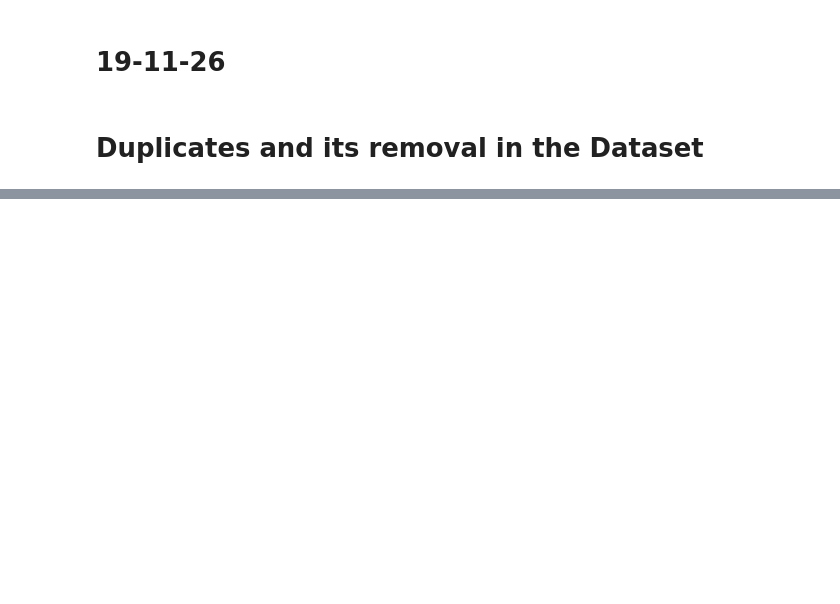
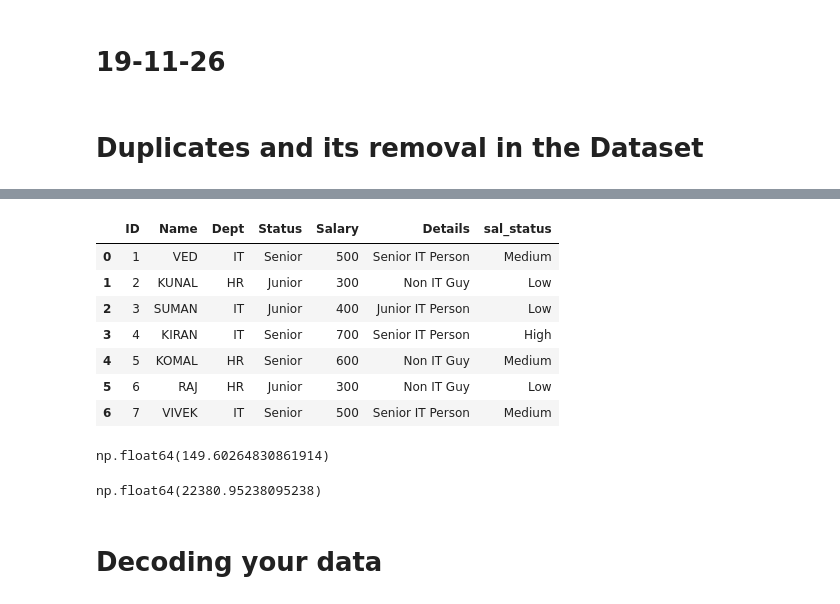
Before and after one commit to kadamshruti1809-droid/python, a Jupyter notebook: Practice.ipynb, the cells around one changed output, grey strips where cells are left out. Cells and saved outputs as stored; diff of their text form; code cells hidden in the pictures; blank space fills up the shorter version.

Commit message:
Feature of engineering

```diff
--- a/Practice.ipynb
+++ b/Practice.ipynb
@@ -3786,0 +2327,3 @@ df4
+# %%
+df = pd.read_csv(r"C:\Users\Asus\OneDrive\Documents\pract.csv")
+df
@@ -3786,0 +2339,4 @@ df4
+# %%
+df["Details"] = np.where((df["Dept"]== "IT") & (df["Status"]== "Senior"),"Senior IT Person",
+                         np.where((df["Dept"]== "IT") & (df["Status"]== "Junior"),"Junior IT Person",
+                                  "Non IT Guy"))
@@ -3786,0 +2354,24 @@ df4
+# %%
+df["sal_status"] = np.where(df["Salary"]>600,"High",
+                            np.where(df["Salary"]>400,"Medium","Low")) # Feture engineering - creation of columns and deleteion of columns  333
+# %%
+df
+# %% [output]
+|  | ID | Name | Dept | Status | Salary | Details | sal_status |
+| 0 | 1 | VED | IT | Senior | 500 | Senior IT Person | Medium |
+| 1 | 2 | KUNAL | HR | Junior | 300 | Non IT Guy | Low |
+| 2 | 3 | SUMAN | IT | Junior | 400 | Junior IT Person | Low |
+| 3 | 4 | KIRAN | IT | Senior | 700 | Senior IT Person | High |
+| 4 | 5 | KOMAL | HR | Senior | 600 | Non IT Guy | Medium |
+| 5 | 6 | RAJ | HR | Junior | 300 | Non IT Guy | Low |
+| 6 | 7 | VIVEK | IT | Senior | 500 | Senior IT Person | Medium |
+# %%
+df["Salary"].std()# standard Deviation
+# %% [output]
+np.float64(149.60264830861914)
+# %%
+df["Salary"].var() # Variance(it is square of std)
+# %% [output]
+np.float64(22380.95238095238)
+# %% [markdown]
+# Decoding your data
```
Also changed, not shown: parts of 348 cells of this notebook.
